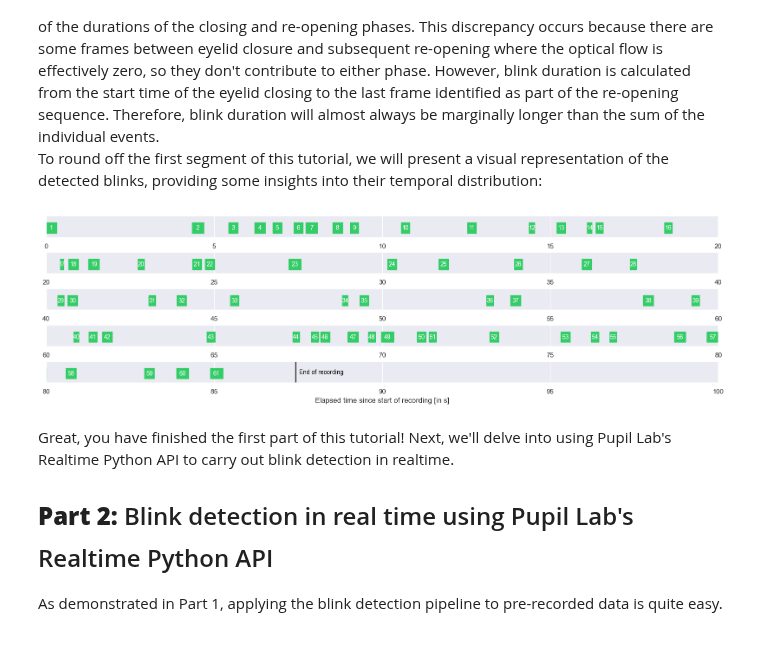
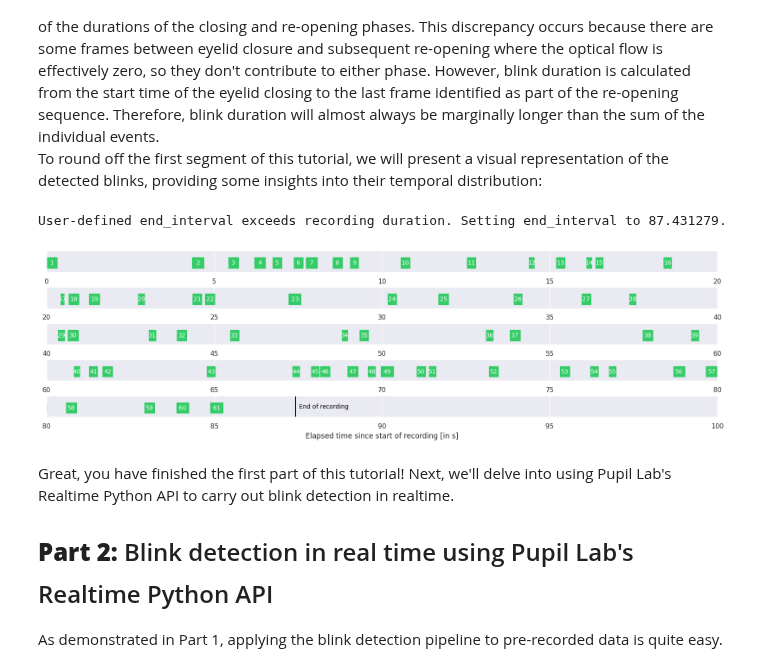
Before and after one commit to pupil-labs/real-time-blink-detection, a Jupyter notebook: blink_detection.ipynb, the cells around one changed output. Drawn from its saved outputs; the diff is of its cells as text; code cells hidden in the pictures.

Commit message:
update plotting

```diff
--- a/blink_detection.ipynb
+++ b/blink_detection.ipynb
@@ -56,12 +56,14 @@ To round off the first segment of this tutorial, we will present a visual repres
 # %%
 from blink_detector.helper import visualize_blink_events
 
-# Limit the visualization to the first 200 s (if the recording is longer than that)
-max_duration = 200
+# Limit the visualization to the first 100 s (if the recording is longer than that)
+start_interval = 0
+end_interval = 100
 
-visualize_blink_events(blink_events, ts, max_duration)
+visualize_blink_events(blink_events, ts, start_interval, end_interval)
 # %% [output]
+User-defined end_interval exceeds recording duration. Setting end_interval to 87.431279.
-[figure, old version]
+[figure, new version]
 # %% [markdown]
 Great, you have finished the first part of this tutorial! Next, we'll delve into using Pupil Lab's Realtime Python API to carry out blink detection in realtime.
 
```
Also changed, not shown: 2 other files.
